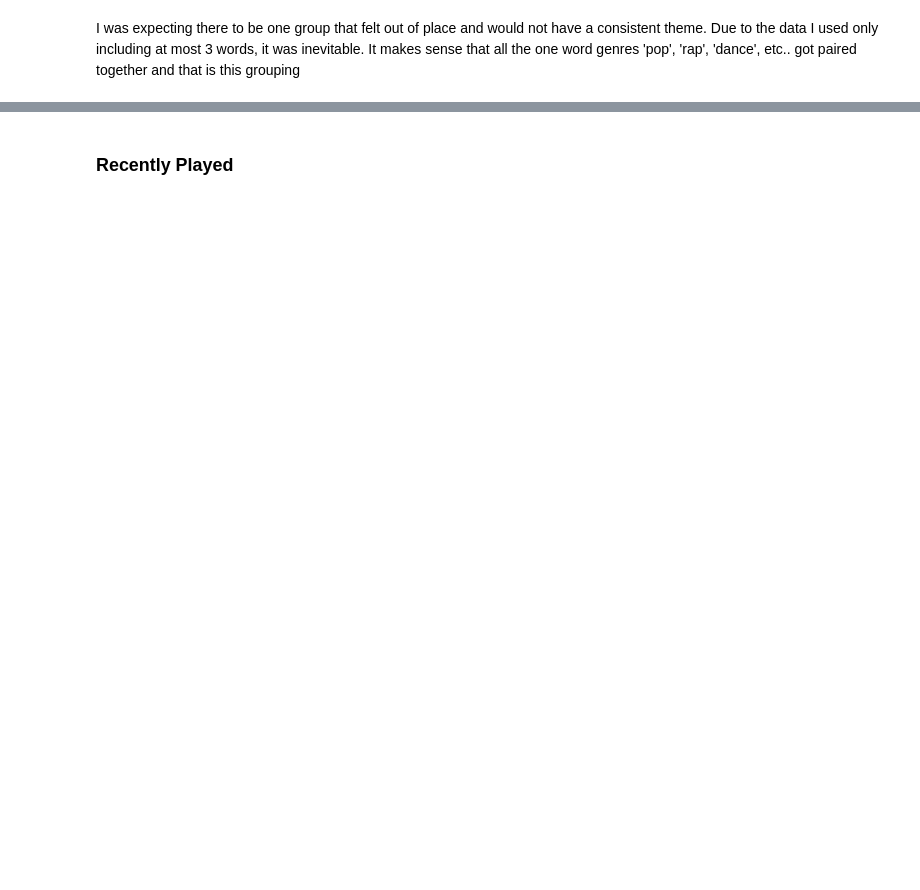
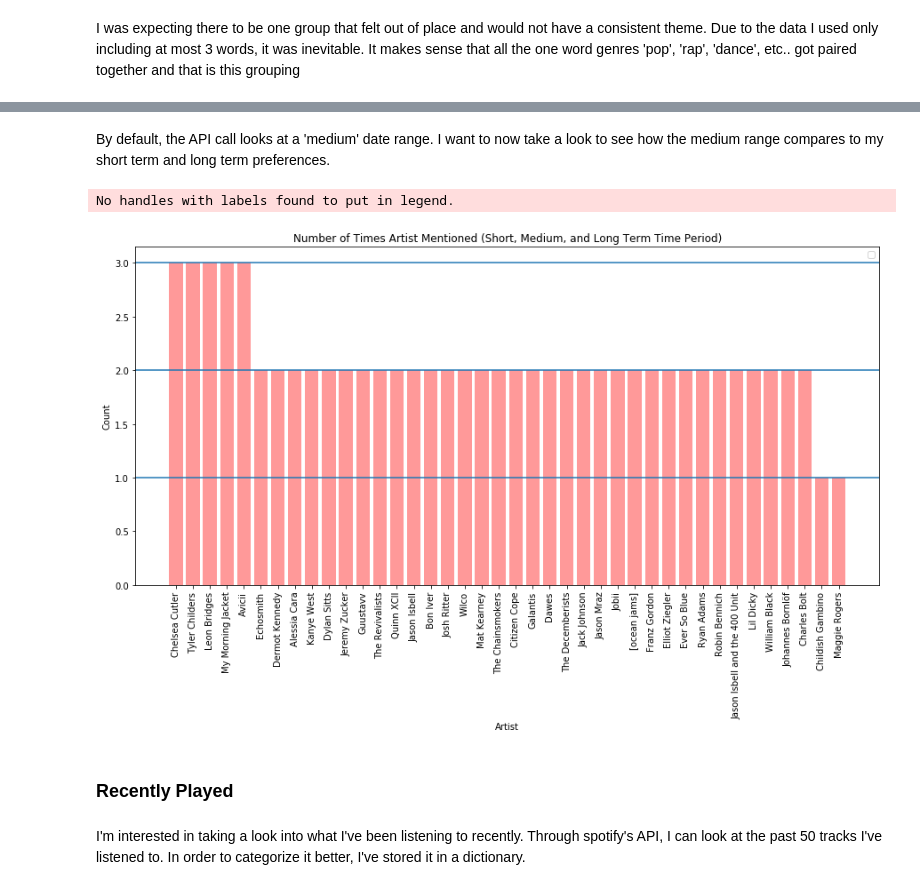
Before and after one commit to Cole-Larrabee/spotify_analysis, a Jupyter notebook: spotify_analysis.ipynb, the cells around one changed output, grey strips where cells are left out. Saved outputs shown, nothing was run; the diff lists cells and outputs as text; code cells hidden in the pictures; blank space fills up the shorter version.

```diff
--- a/spotify_analysis.ipynb
+++ b/spotify_analysis.ipynb
@@ -103,0 +90,2 @@ plt.show()
+# %% [markdown]
+By default, the API call looks at a 'medium' date range. I want to now take a look to see how the medium range compares to my short term and long term preferences.
@@ -104,5 +102,28 @@ plt.show()
+# %%
+arts = []
+vals = []
+for a,b in sorted(artist_dic.items(), key=lambda x: x[1], reverse=True):
+    arts.append(a)
+    vals.append(b)
+# %%
+f, ax = plt.subplots(1, 1, figsize = (15, 7))
+ax.bar(arts[:40],vals[:40], color='red', alpha=0.4)
+plt.title('Number of Times Artist Mentioned (Short, Medium, and Long Term Time Period)')
+plt.xticks(rotation=90)
+plt.xlabel('Artist')
+plt.ylabel('Count')
+plt.axhline(3)
+plt.axhline(2)
+plt.axhline(1)
+plt.legend()
+plt.show()
+# %% [output]
+No handles with labels found to put in legend.
+[figure, added]
 # %% [markdown]
 ### Recently Played
+# %% [markdown]
+I'm interested in taking a look into what I've been listening to recently. Through spotify's API, I can look at the past 50 tracks I've listened to. In order to categorize it better, I've stored it in a dictionary.
 # %%
 token = util.prompt_for_user_token(username,scope = 'user-read-recently-played')
 sp1 = spotipy.Spotify(auth=token)
```
Also changed, not shown: parts of 15 cells of this notebook, 1 other file.
